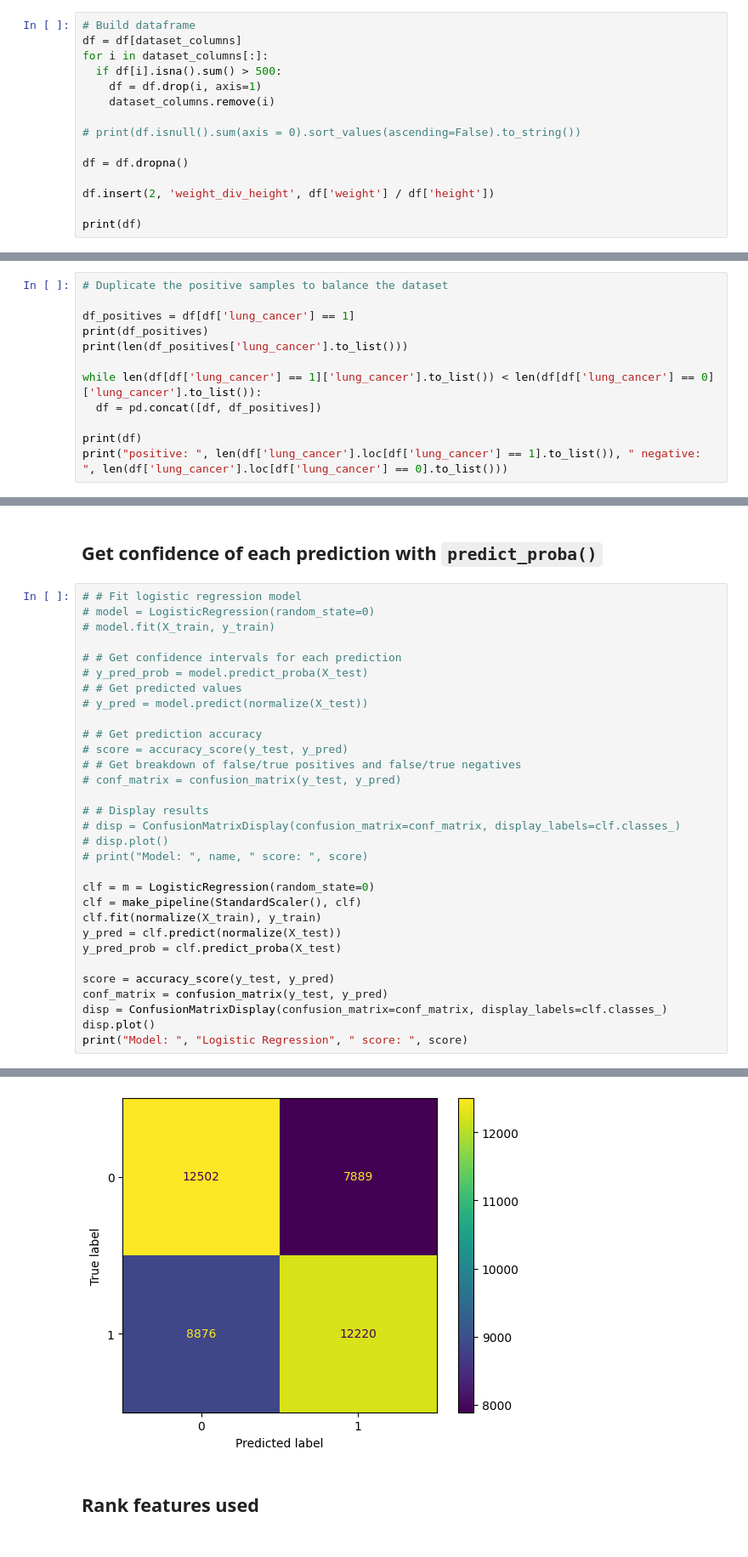
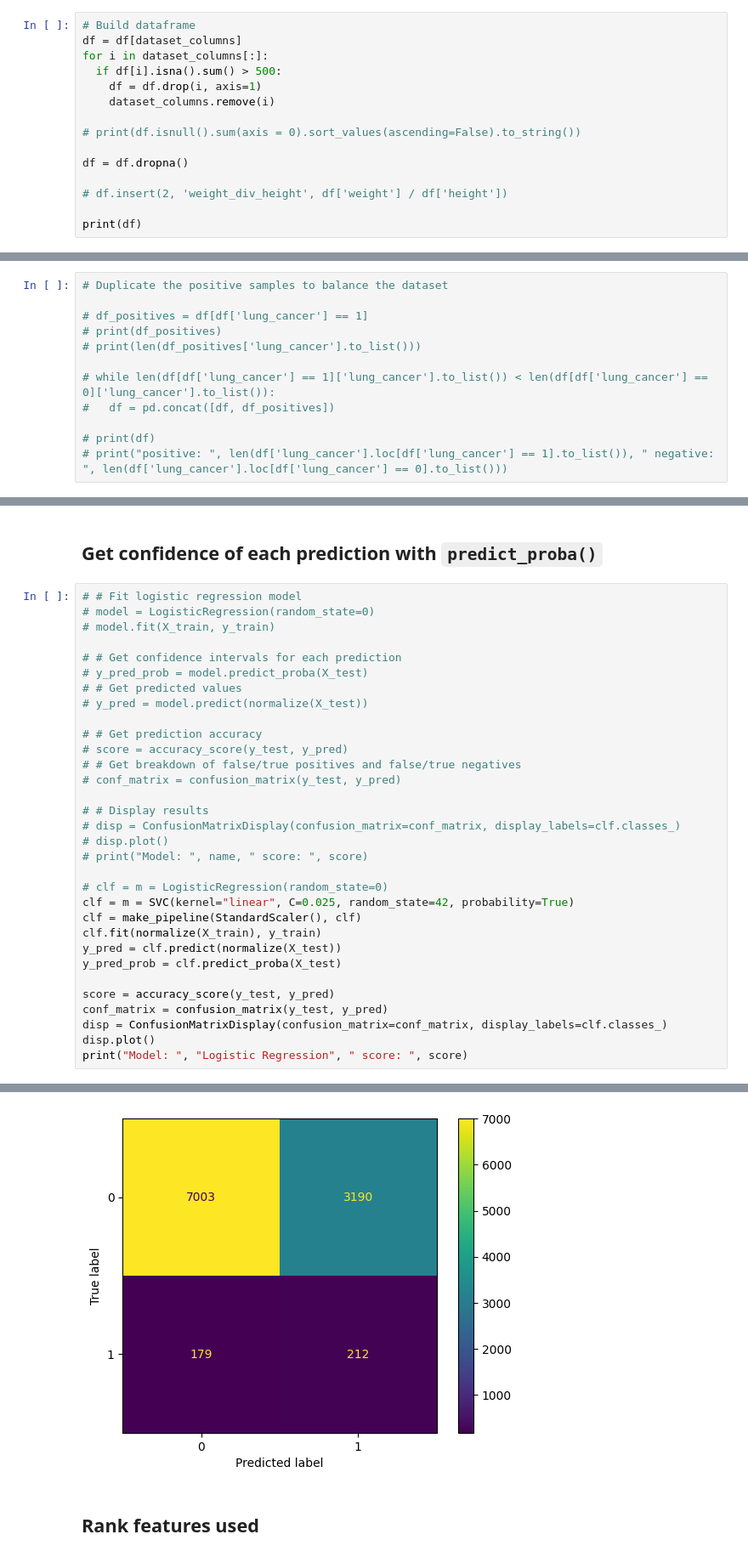
Before and after one commit to wkenned1/codespaces-jupyter, a Jupyter notebook: notebooks/risk-factor-classifier.ipynb, the cells around one changed output, grey strips where cells are left out. Shown at 85% size. Cells and saved outputs as stored; diff of their text form.

```diff
--- a/notebooks/risk-factor-classifier.ipynb
+++ b/notebooks/risk-factor-classifier.ipynb
@@ -70,7 +70,7 @@ for i in dataset_columns[:]:
 
 df = df.dropna()
 
-df.insert(2, 'weight_div_height', df['weight'] / df['height'])
+# df.insert(2, 'weight_div_height', df['weight'] / df['height'])
 
 print(df)
 # %% [output]
@@ -107,12 +119,12 @@ print(df)
 # %%
 # Duplicate the positive samples to balance the dataset
 
-df_positives = df[df['lung_cancer'] == 1]
-print(df_positives)
-print(len(df_positives['lung_cancer'].to_list()))
+# df_positives = df[df['lung_cancer'] == 1]
+# print(df_positives)
+# print(len(df_positives['lung_cancer'].to_list()))
 
-while len(df[df['lung_cancer'] == 1]['lung_cancer'].to_list()) < len(df[df['lung_cancer'] == 0]['lung_cancer'].to_list()):
-  df = pd.concat([df, df_positives])
+# while len(df[df['lung_cancer'] == 1]['lung_cancer'].to_list()) < len(df[df['lung_cancer'] == 0]['lung_cancer'].to_list()):
+#   df = pd.concat([df, df_positives])
 
-print(df)
-print("positive: ", len(df['lung_cancer'].loc[df['lung_cancer'] == 1].to_list()), " negative: ", len(df['lung_cancer'].loc[df['lung_cancer'] == 0].to_list()))
+# print(df)
+# print("positive: ", len(df['lung_cancer'].loc[df['lung_cancer'] == 1].to_list()), " negative: ", len(df['lung_cancer'].loc[df['lung_cancer'] == 0].to_list()))
@@ -266,7 +314,8 @@ The goal is to minimize the number of false negative predictions.
 # disp.plot()
 # print("Model: ", name, " score: ", score)
 
-clf = m = LogisticRegression(random_state=0)
+# clf = m = LogisticRegression(random_state=0)
+clf = m = SVC(kernel="linear", C=0.025, random_state=42, probability=True)
 clf = make_pipeline(StandardScaler(), clf)
 clf.fit(normalize(X_train), y_train)
 y_pred = clf.predict(normalize(X_test))
@@ -282,4 +331,4 @@ Model:  Logistic Regression  score:  0.5958975100633933
-[figure, old version]
+[figure, new version]
 # %% [markdown]
 ## Rank features used
 # %%
```
Also changed, not shown: parts of 12 cells of this notebook, 1 other file.
